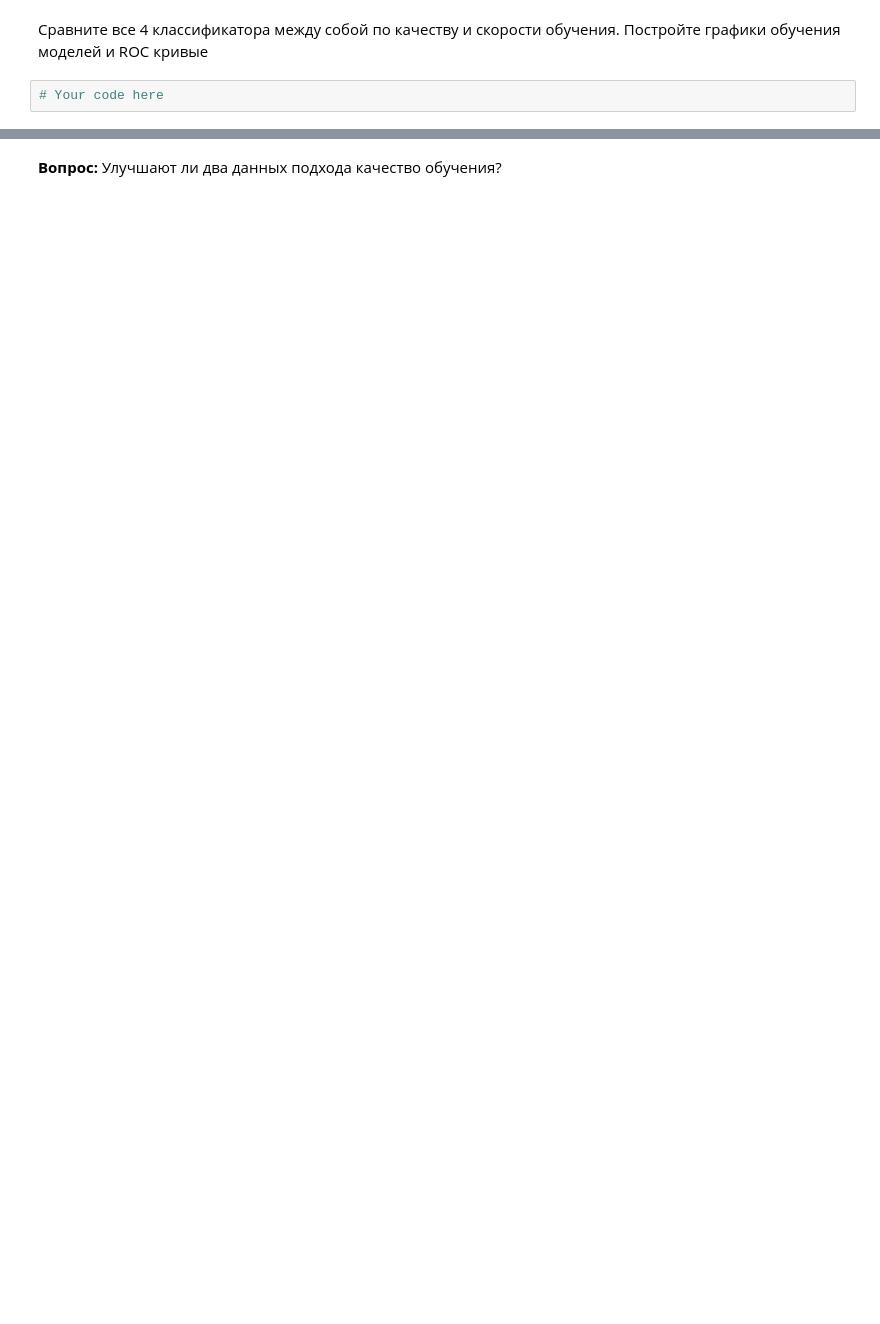
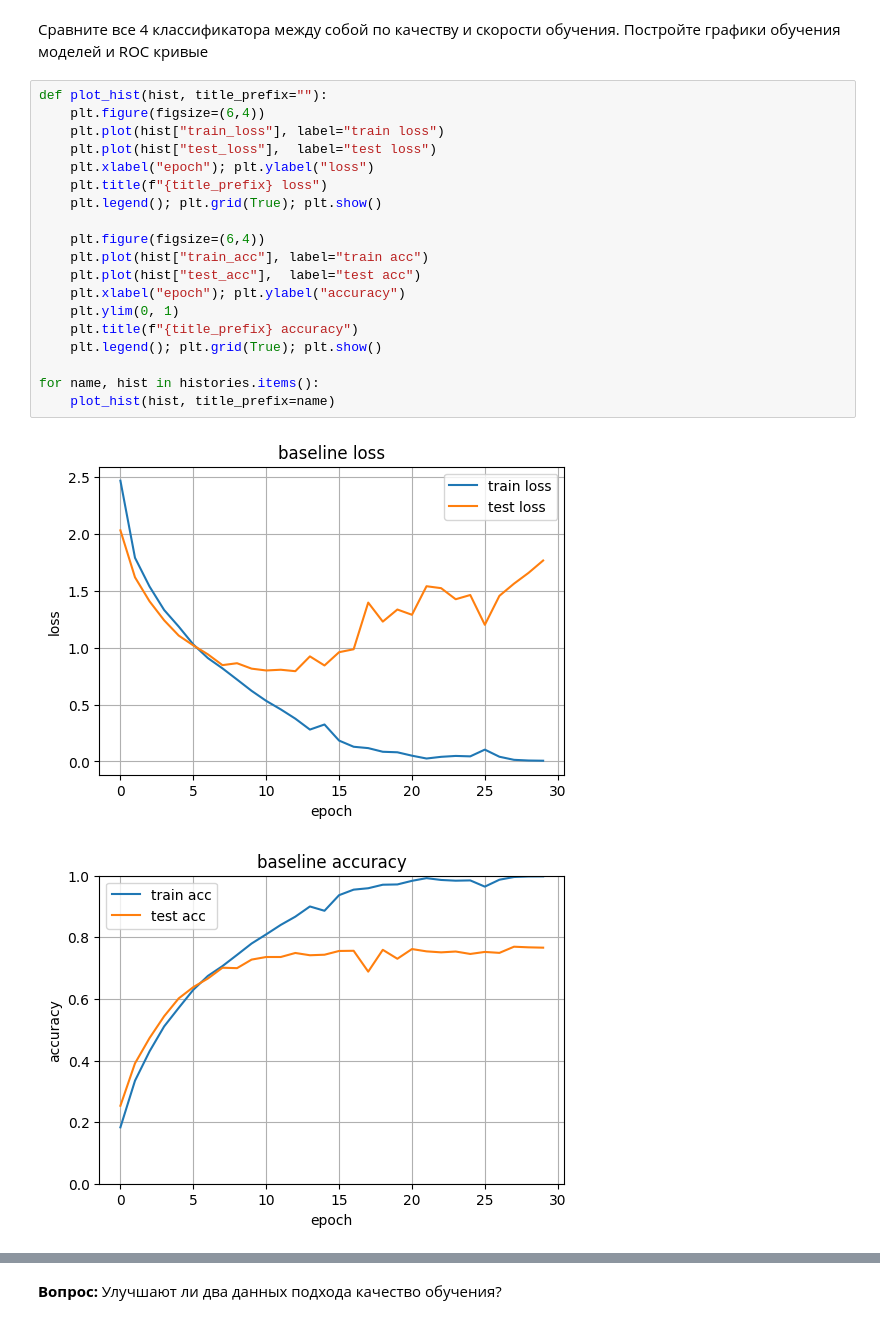
Before and after one commit to Saharochekl/FSR_ML, a Jupyter notebook: hometasks/Theme 11/Sem11_02.ipynb, the cells around one changed output, grey strips where cells are left out. Cells and saved outputs as stored; diff of their text form; blank space fills up the shorter version.

```diff
--- a/hometasks/Theme 11/Sem11_02.ipynb
+++ b/hometasks/Theme 11/Sem11_02.ipynb
@@ -63,4 +466,24 @@ import torch.nn as nn
 # %% [markdown]
 Сравните все 4 классификатора между собой по качеству и скорости обучения. Постройте графики обучения моделей и ROC кривые
-# %%
-# Your code here
+# %%
+def plot_hist(hist, title_prefix=""):
+    plt.figure(figsize=(6,4))
+    plt.plot(hist["train_loss"], label="train loss")
+    plt.plot(hist["test_loss"],  label="test loss")
+    plt.xlabel("epoch"); plt.ylabel("loss")
+    plt.title(f"{title_prefix} loss")
+    plt.legend(); plt.grid(True); plt.show()
+
+    plt.figure(figsize=(6,4))
+    plt.plot(hist["train_acc"], label="train acc")
+    plt.plot(hist["test_acc"],  label="test acc")
+    plt.xlabel("epoch"); plt.ylabel("accuracy")
+    plt.ylim(0, 1)
+    plt.title(f"{title_prefix} accuracy")
+    plt.legend(); plt.grid(True); plt.show()
+
+for name, hist in histories.items():
+    plot_hist(hist, title_prefix=name)
+# %% [output]
+[figure, added]
+[figure, added]
```
Also changed, not shown: parts of 24 cells of this notebook, 9 other files.
